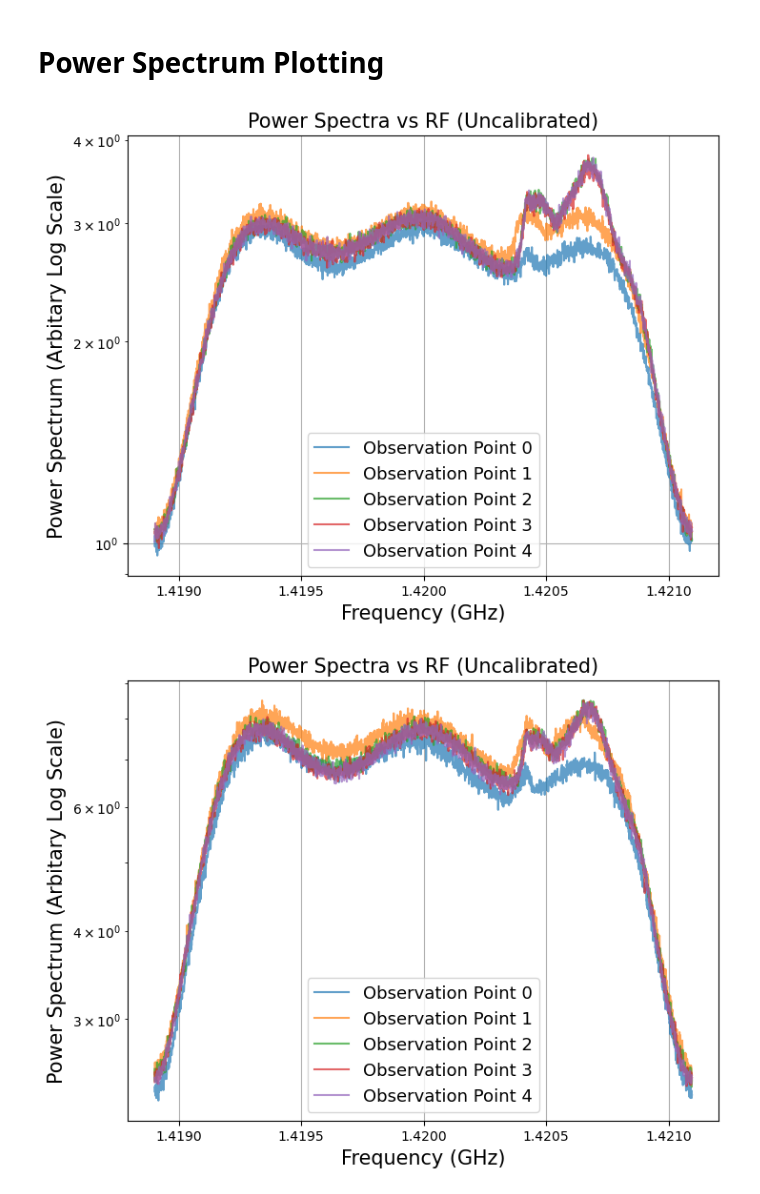
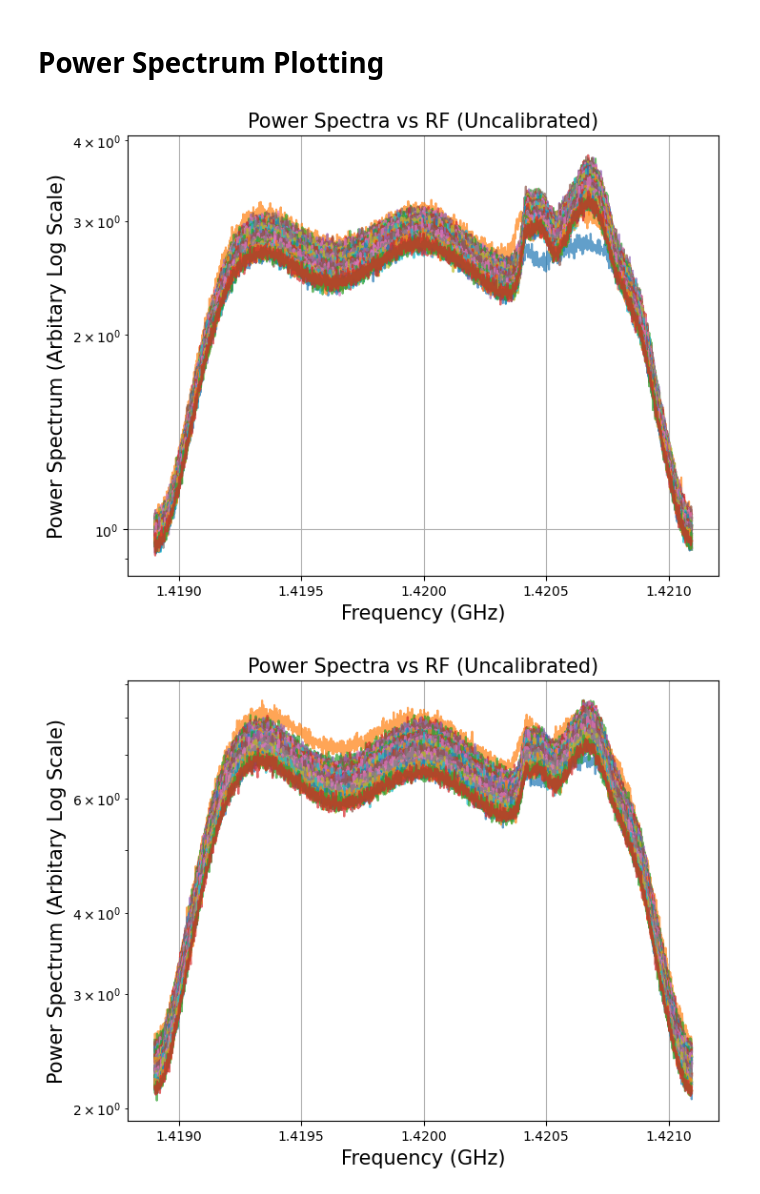
Before and after one commit to Brandon102002/ugastro, a Jupyter notebook: lab_4_analysis.ipynb, the cells around one changed output. Cells and saved outputs as stored; diff of their text form; code cells hidden in the pictures.

```diff
--- a/lab_4_analysis.ipynb
+++ b/lab_4_analysis.ipynb
@@ -99,3 +97,6 @@ sdr_0_paths = [sdr_0_prefix + path for path in paths]
 sdr_1_paths = [sdr_1_prefix + path for path in paths]
 
 sdr_data = extractSdrData(sdr_0_paths, sdr_1_paths, normalize=False)
+
+points = [i for i in range(0, len(sdr_data[0]))]
+cal_ids = [i for i in range(0, len(sdr_data[0]), 4)]
@@ -144,34 +116,33 @@ def plot_power_spectrum(data, labels, normalize=False, xlim=None, ylim=None):
     freqs = fftshift((freqs))[bounds[0]:bounds[1]]
 
     for spectrum, label in zip(data, labels):
         spectrum = spectrum - np.mean(spectrum) if normalize else spectrum
         spectrum = fftshift(spectrum[bounds[0]:bounds[1]])
-        #freqs = fftshift(freqs[bounds[0]:bounds[1]])
         plt.plot(freqs / 1e9, spectrum / 4e3, label=f"Observation Point {label}", alpha=0.7)
     plt.xlabel("Frequency (GHz)", fontsize=axisSize)
     plt.ylabel("Power Spectrum (Arbitary Log Scale)", fontsize=axisSize)
     plt.yscale("log")
     plt.xlim(xlim)
     plt.ylim(ylim)
-    plt.legend(fontsize=legendSize)
+    #plt.legend(fontsize=legendSize)
     title_label = "(Normalized)" if normalize else "(Uncalibrated)"
     plt.title(f"Power Spectra vs RF {title_label}", size=titleSize)
     plt.grid()
     plt.show()
 
 
 plot_power_spectrum(sdr_data[0], points)
 plot_power_spectrum(sdr_data[1], points)
 
 # calibrated_data_0 = [sdr_data[0][i] / cal_data[0][i // 4] for i in range(0, 5)]
 # calibrated_data_1 = [sdr_data[1][i] / cal_data[1][i // 4] for i in range(0, 5)]
 # plot_power_spectrum(calibrated_data_0, rf_freqs, points)
 # plot_power_spectrum(calibrated_data_1, rf_freqs, points)
 #
 # calibrated_data_0 = [sdr_data[0][i] - cal_data[0][i // 4] for i in range(0, 5)]
 # calibrated_data_1 = [sdr_data[1][i] - cal_data[1][i // 4] for i in range(0, 5)]
 # plot_power_spectrum(calibrated_data_0, rf_freqs, points)
 # plot_power_spectrum(calibrated_data_1, rf_freqs, points)
 # %% [output]
-[figure, old version]
+[figure, new version]
-[figure, old version]
+[figure, new version]
```
Also changed, not shown: parts of 2 cells of this notebook.
